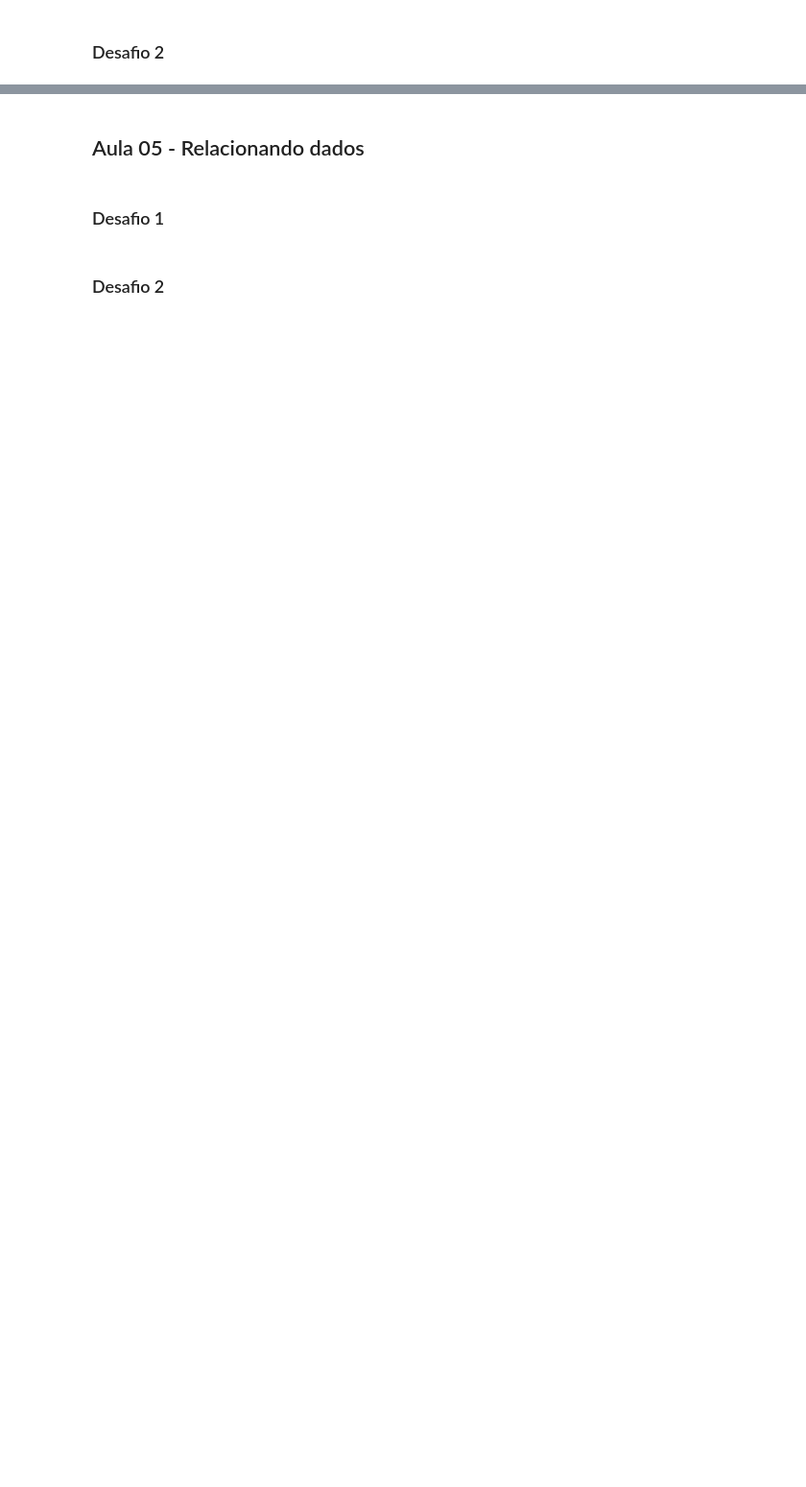
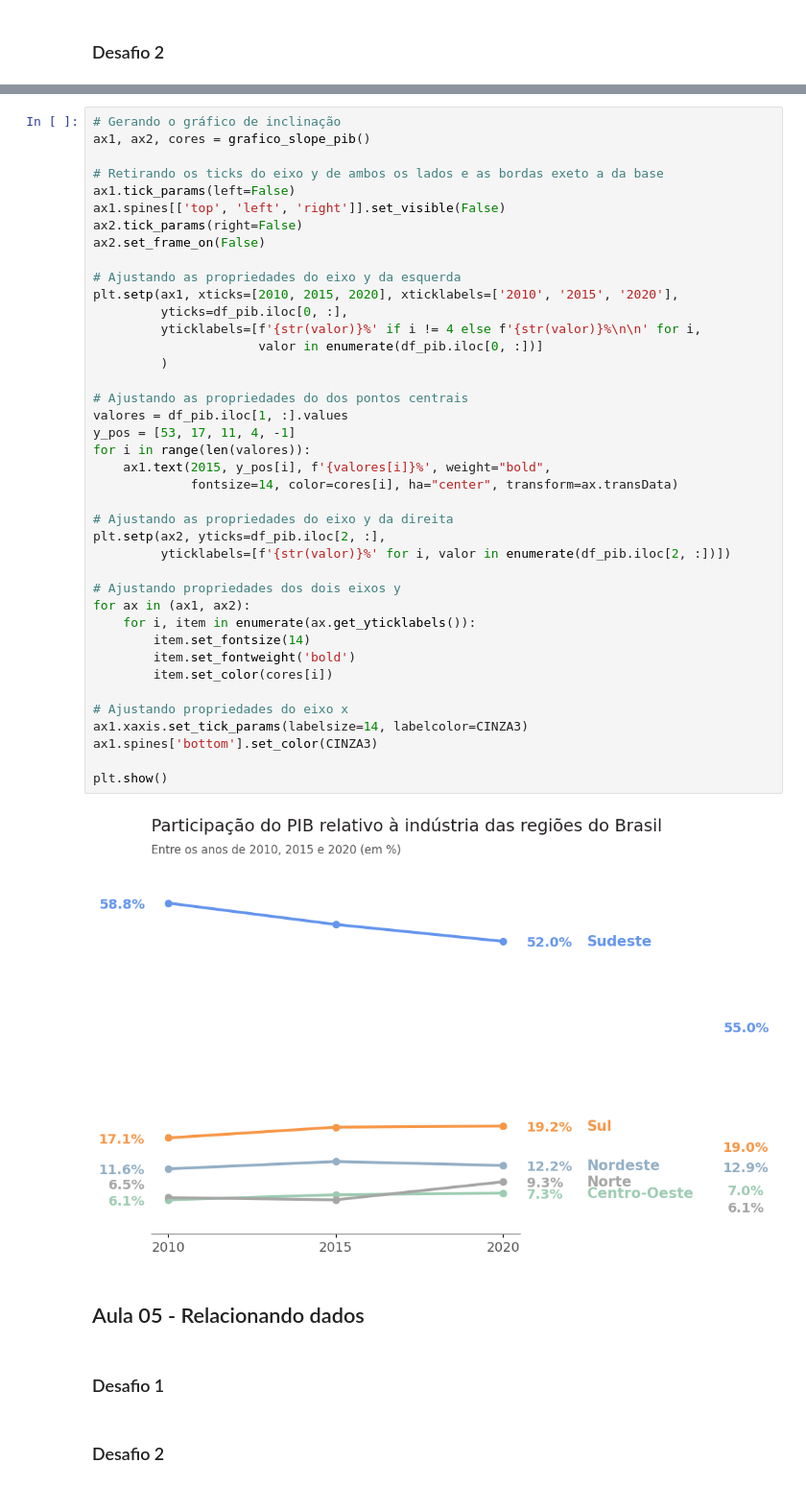
Before and after one commit to juliogazoli/alura-data-visualization-python-graficos-de-composicao-e-relacionamento, a Jupyter notebook: Desafios.ipynb, the cells around one changed output, grey strips where cells are left out. Shown at 96% size. Drawn from its saved outputs; the diff is of its cells as text; blank space fills up the shorter version.

```diff
--- a/Desafios.ipynb
+++ b/Desafios.ipynb
@@ -528,3 +675,45 @@ FigureCanvasAgg is non-interactive, and thus cannot be shown
+# %%
+# Gerando o gráfico de inclinação
+ax1, ax2, cores = grafico_slope_pib()
+
+# Retirando os ticks do eixo y de ambos os lados e as bordas exeto a da base
+ax1.tick_params(left=False)
+ax1.spines[['top', 'left', 'right']].set_visible(False)
+ax2.tick_params(right=False)
+ax2.set_frame_on(False)
+
+# Ajustando as propriedades do eixo y da esquerda
+plt.setp(ax1, xticks=[2010, 2015, 2020], xticklabels=['2010', '2015', '2020'],
+         yticks=df_pib.iloc[0, :],
+         yticklabels=[f'{str(valor)}%' if i != 4 else f'{str(valor)}%\n\n' for i,
+                      valor in enumerate(df_pib.iloc[0, :])]
+         )
+
+# Ajustando as propriedades do dos pontos centrais
+valores = df_pib.iloc[1, :].values
+y_pos = [53, 17, 11, 4, -1]
+for i in range(len(valores)):
+    ax1.text(2015, y_pos[i], f'{valores[i]}%', weight="bold",
+             fontsize=14, color=cores[i], ha="center", transform=ax.transData)
+
+# Ajustando as propriedades do eixo y da direita
+plt.setp(ax2, yticks=df_pib.iloc[2, :],
+         yticklabels=[f'{str(valor)}%' for i, valor in enumerate(df_pib.iloc[2, :])])
+
+# Ajustando propriedades dos dois eixos y
+for ax in (ax1, ax2):
+    for i, item in enumerate(ax.get_yticklabels()):
+        item.set_fontsize(14)
+        item.set_fontweight('bold')
+        item.set_color(cores[i])
+
+# Ajustando propriedades do eixo x
+ax1.xaxis.set_tick_params(labelsize=14, labelcolor=CINZA3)
+ax1.spines['bottom'].set_color(CINZA3)
+
+plt.show()
+# %% [output]
+[figure, added]
 # %% [markdown]
 ## Aula 05 - Relacionando dados
 # %% [markdown]
```
Also changed, not shown: parts of 5 cells of this notebook.
